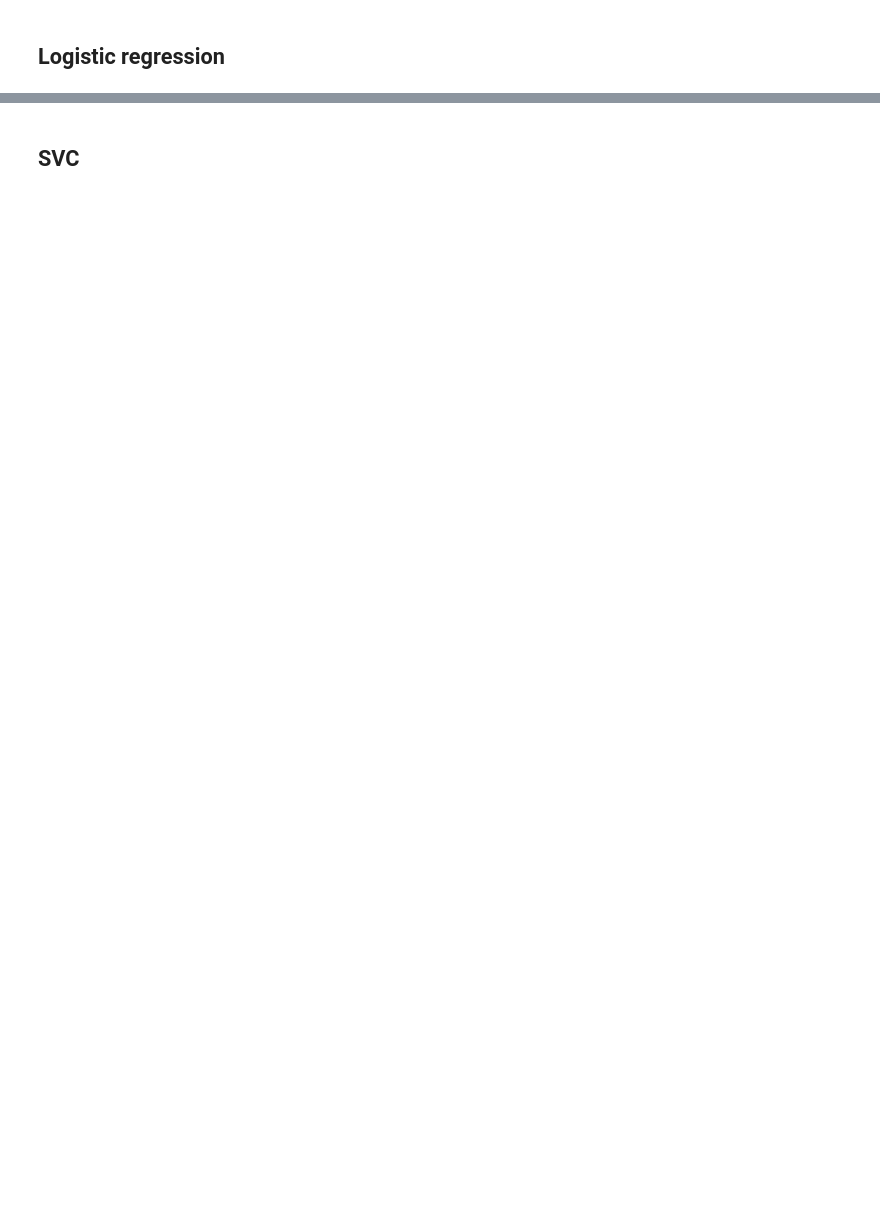
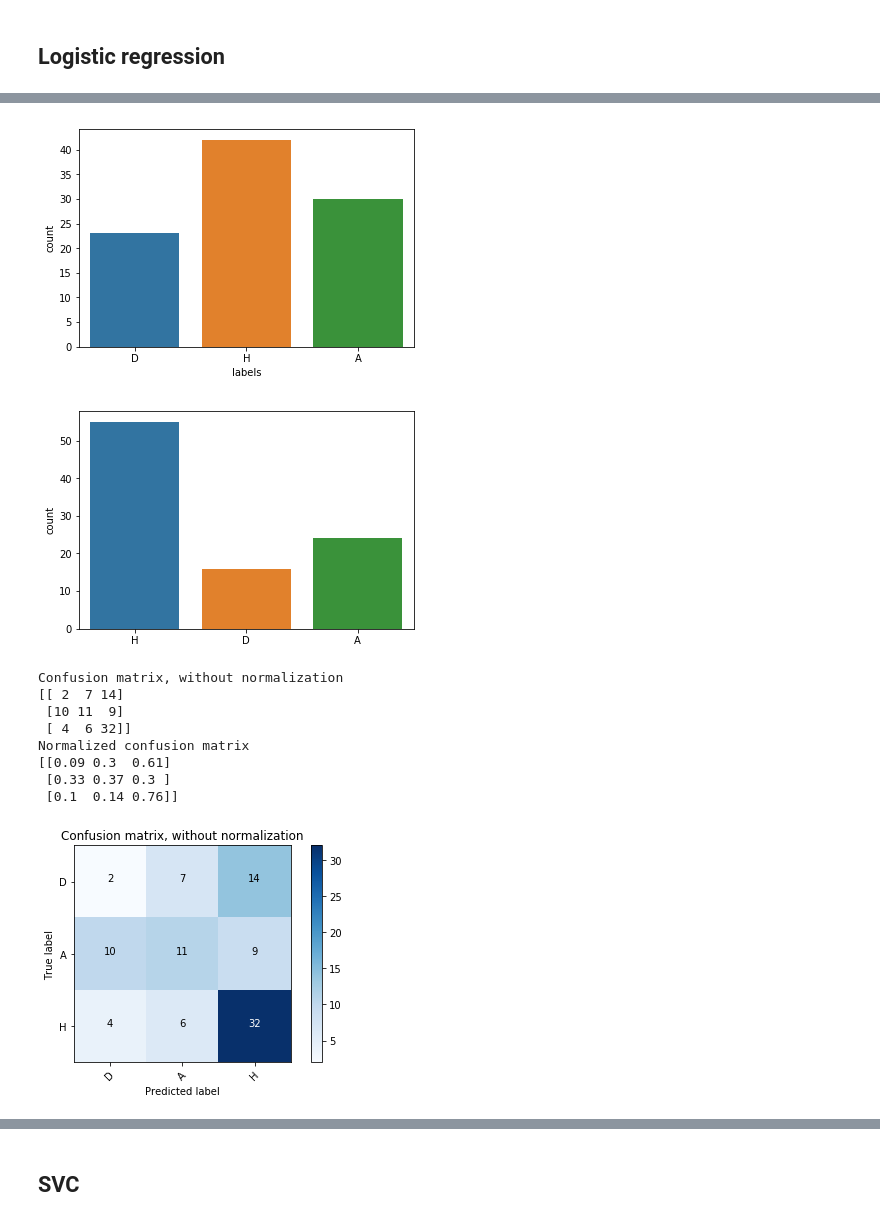
Before and after one commit to aalabort/Research_Project, a Jupyter notebook: Building models.ipynb, the cells around one changed output, grey strips where cells are left out. Cells and saved outputs as stored; diff of their text form; code cells hidden in the pictures; blank space fills up the shorter version.

```diff
--- a/Building models.ipynb
+++ b/Building models.ipynb
@@ -65,0 +171,16 @@ X_test = scaler.transform(X_test)
+# %%
+scaler = MinMaxScaler()
+scaler = StandardScaler()
+
+numeric_types = X_train.select_dtypes(include=['float64','int'])
+#print(numeric_types.columns)
+
+X_train[numeric_types.columns] = scaler.fit_transform(X_train[numeric_types.columns])
+X_test[numeric_types.columns]  = scaler.transform(X_test[numeric_types.columns] )
+
+
+
+
+
+
+X_test.head()
@@ -81,0 +291,52 @@ Accuracy of Logistic regression classifier on test set: 0.48
+# %%
+X_train.info()
+
+logreg = LogisticRegression()
+logreg.fit(X_train, y_train)
+
+print('Accuracy of Logistic regression classifier on training set: {:.2f}'
+     .format(logreg.score(X_train, y_train)))
+
+print('Accuracy of Logistic regression classifier on test set: {:.2f}'
+     .format(logreg.score(X_test, y_test)))
+
+
+y_predict = logreg.predict(X_test)
+print('F1 Score of Logistic regression classifier on test set: {:.2f}'
+     .format(f1_score(y_test, y_predict, average='weighted')))
+
+
+# dropcol_importances(logreg, X_train, y_train)
+# permutation_importances(logreg, X_train, y_train)
+
+
+predictions = logreg.predict(X_test)
+for input, prediction, label in zip(X_test.index, predictions, y_test):
+    if prediction != label:
+        print(input, 'has been classified as ', prediction, 'and should be ', label)
+
+list(zip(X_test, predictions, y_test))
+print(X_test.head())
+
+sns.countplot(y_test,label="Count")
+plt.show()
+sns.countplot(predictions,label="Count")
+plt.show()
+
+class_names = list(set(y_test))
+# Compute confusion matrix
+cnf_matrix = confusion_matrix(y_test, predictions,labels=class_names)
+np.set_printoptions(precision=2)
+
+# Plot non-normalized confusion matrix
+plt.figure()
+plot_confusion_matrix(cnf_matrix, classes=class_names,
+                      title='Confusion matrix, without normalization')
+
+# Plot normalized confusion matrix
+plt.figure()
+plot_confusion_matrix(cnf_matrix, classes=class_names, normalize=True,
+                      title='Normalized confusion matrix')
+
+plt.show()
+# %% [output]
@@ -81,0 +360,11 @@ Accuracy of Logistic regression classifier on test set: 0.48
+[figure, added]
+[figure, added]
+Confusion matrix, without normalization
+[[ 2  7 14]
+ [10 11  9]
+ [ 4  6 32]]
+Normalized confusion matrix
+[[0.09 0.3  0.61]
+ [0.33 0.37 0.3 ]
+ [0.1  0.14 0.76]]
+[figure, added]
```
Also changed, not shown: parts of 33 cells of this notebook, 19 other files.
